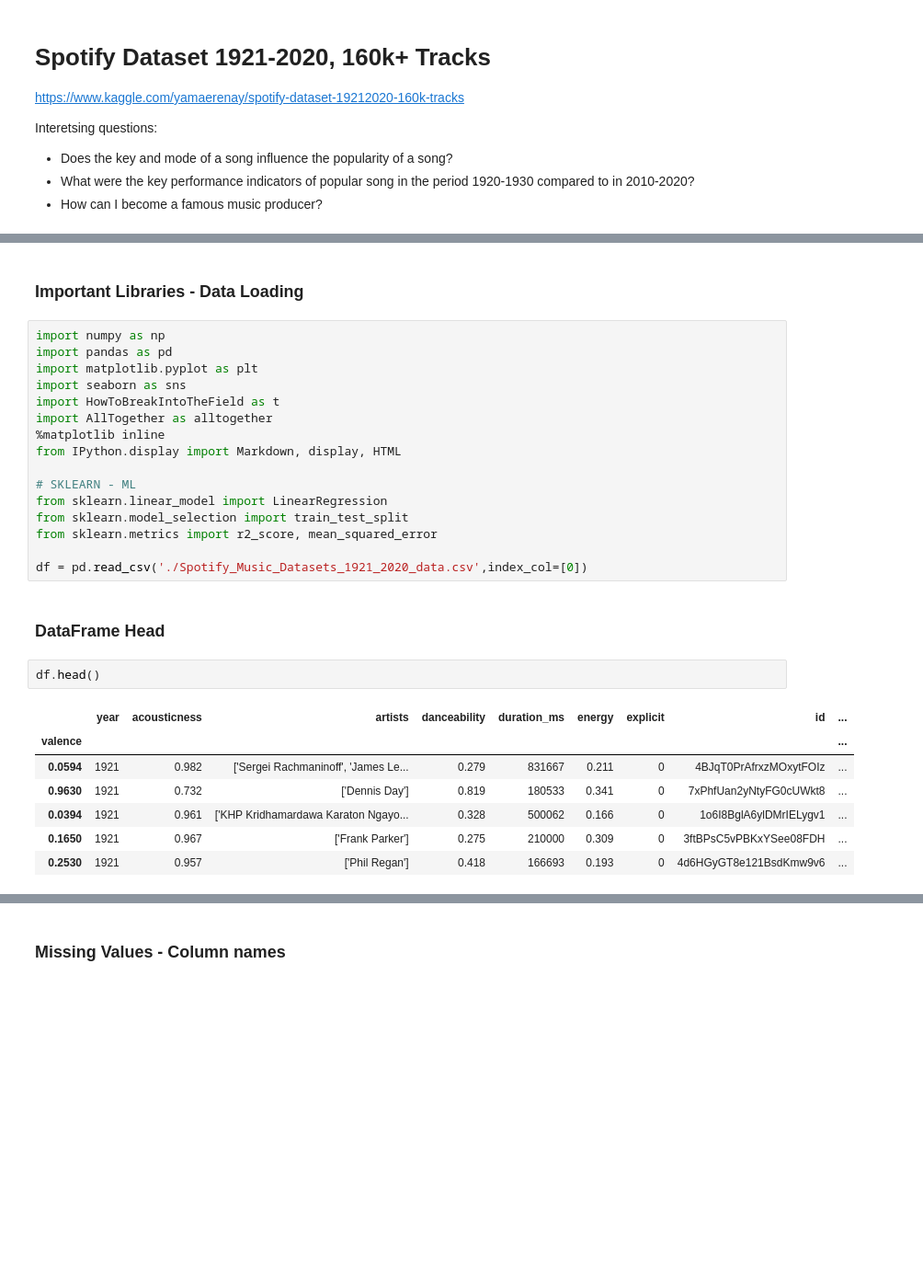
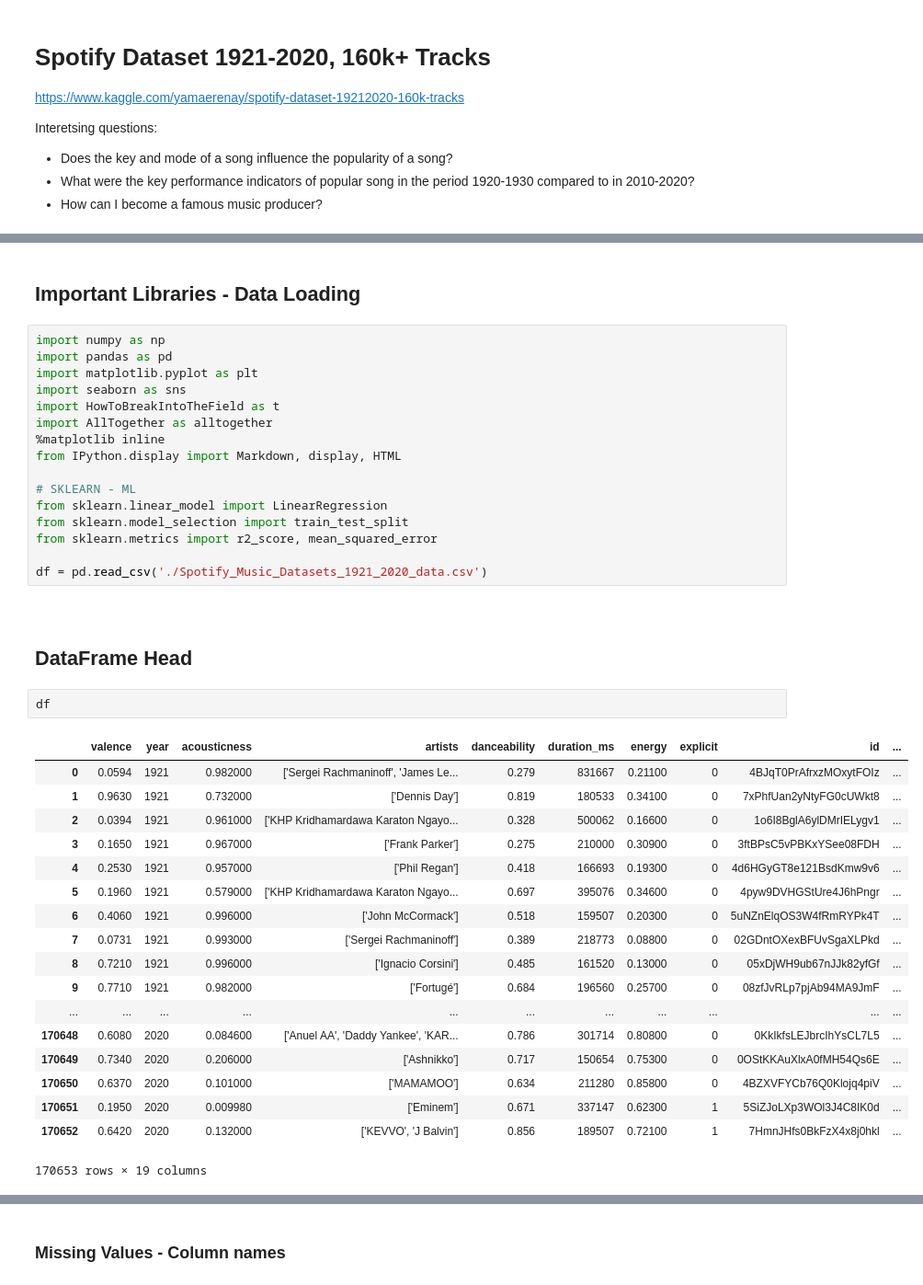
Before and after one commit to ddhartma/Spotify-dataset-analysis-160kTracks-1921-2020, a Jupyter notebook: 1_Spotify_Dataset_1921_2020.ipynb, the cells around one changed output, grey strips where cells are left out. Shown at 92% size. Saved outputs shown, nothing was run; the diff lists cells and outputs as text; blank space fills up the shorter version.

```diff
--- a/1_Spotify_Dataset_1921_2020.ipynb
+++ b/1_Spotify_Dataset_1921_2020.ipynb
@@ -14,7 +27,7 @@ Interetsing questions:
 #### <a href='#part_a_0'>Part A 1 - Part A 0 - Libraries</a>
 #### <a href='#part_a_1'>Part A 1 - Part A 1 - Functions</a>
 # %% [markdown]
-### Important Libraries - Data Loading
+## Important Libraries - Data Loading
 # %%
 import numpy as np
 import pandas as pd
@@ -30,16 +43,29 @@ from sklearn.linear_model import LinearRegression
 from sklearn.model_selection import train_test_split
 from sklearn.metrics import r2_score, mean_squared_error
 
-df = pd.read_csv('./Spotify_Music_Datasets_1921_2020_data.csv',index_col=[0])
+df = pd.read_csv('./Spotify_Music_Datasets_1921_2020_data.csv')
+# %% [markdown]
+<a id='df'></a>
 # %% [markdown]
-### DataFrame Head
+## DataFrame Head
 # %%
-df.head()
+df
 # %% [output]
-|  | year | acousticness | artists | danceability | duration_ms | energy | explicit | id | ... |
-| valence |  |  |  |  |  |  |  |  | ... |
-| 0.0594 | 1921 | 0.982 | ['Sergei Rachmaninoff', 'James Le... | 0.279 | 831667 | 0.211 | 0 | 4BJqT0PrAfrxzMOxytFOIz | ... |
-| 0.9630 | 1921 | 0.732 | ['Dennis Day'] | 0.819 | 180533 | 0.341 | 0 | 7xPhfUan2yNtyFG0cUWkt8 | ... |
-| 0.0394 | 1921 | 0.961 | ['KHP Kridhamardawa Karaton Ngayo... | 0.328 | 500062 | 0.166 | 0 | 1o6I8BglA6ylDMrIELygv1 | ... |
-| 0.1650 | 1921 | 0.967 | ['Frank Parker'] | 0.275 | 210000 | 0.309 | 0 | 3ftBPsC5vPBKxYSee08FDH | ... |
-| 0.2530 | 1921 | 0.957 | ['Phil Regan'] | 0.418 | 166693 | 0.193 | 0 | 4d6HGyGT8e121BsdKmw9v6 | ... |
+|  | valence | year | acousticness | artists | danceability | duration_ms | energy | explicit | id | ... |
+| 0 | 0.0594 | 1921 | 0.982000 | ['Sergei Rachmaninoff', 'James Le... | 0.279 | 831667 | 0.21100 | 0 | 4BJqT0PrAfrxzMOxytFOIz | ... |
+| 1 | 0.9630 | 1921 | 0.732000 | ['Dennis Day'] | 0.819 | 180533 | 0.34100 | 0 | 7xPhfUan2yNtyFG0cUWkt8 | ... |
+| 2 | 0.0394 | 1921 | 0.961000 | ['KHP Kridhamardawa Karaton Ngayo... | 0.328 | 500062 | 0.16600 | 0 | 1o6I8BglA6ylDMrIELygv1 | ... |
+| 3 | 0.1650 | 1921 | 0.967000 | ['Frank Parker'] | 0.275 | 210000 | 0.30900 | 0 | 3ftBPsC5vPBKxYSee08FDH | ... |
+| 4 | 0.2530 | 1921 | 0.957000 | ['Phil Regan'] | 0.418 | 166693 | 0.19300 | 0 | 4d6HGyGT8e121BsdKmw9v6 | ... |
+| 5 | 0.1960 | 1921 | 0.579000 | ['KHP Kridhamardawa Karaton Ngayo... | 0.697 | 395076 | 0.34600 | 0 | 4pyw9DVHGStUre4J6hPngr | ... |
+| 6 | 0.4060 | 1921 | 0.996000 | ['John McCormack'] | 0.518 | 159507 | 0.20300 | 0 | 5uNZnElqOS3W4fRmRYPk4T | ... |
+| 7 | 0.0731 | 1921 | 0.993000 | ['Sergei Rachmaninoff'] | 0.389 | 218773 | 0.08800 | 0 | 02GDntOXexBFUvSgaXLPkd | ... |
+| 8 | 0.7210 | 1921 | 0.996000 | ['Ignacio Corsini'] | 0.485 | 161520 | 0.13000 | 0 | 05xDjWH9ub67nJJk82yfGf | ... |
+| 9 | 0.7710 | 1921 | 0.982000 | ['Fortugé'] | 0.684 | 196560 | 0.25700 | 0 | 08zfJvRLp7pjAb94MA9JmF | ... |
+| ... | ... | ... | ... | ... | ... | ... | ... | ... | ... | ... |
+| 170648 | 0.6080 | 2020 | 0.084600 | ['Anuel AA', 'Daddy Yankee', 'KAR... | 0.786 | 301714 | 0.80800 | 0 | 0KkIkfsLEJbrcIhYsCL7L5 | ... |
+| 170649 | 0.7340 | 2020 | 0.206000 | ['Ashnikko'] | 0.717 | 150654 | 0.75300 | 0 | 0OStKKAuXlxA0fMH54Qs6E | ... |
+| 170650 | 0.6370 | 2020 | 0.101000 | ['MAMAMOO'] | 0.634 | 211280 | 0.85800 | 0 | 4BZXVFYCb76Q0Klojq4piV | ... |
+| 170651 | 0.1950 | 2020 | 0.009980 | ['Eminem'] | 0.671 | 337147 | 0.62300 | 1 | 5SiZJoLXp3WOl3J4C8IK0d | ... |
+| 170652 | 0.6420 | 2020 | 0.132000 | ['KEVVO', 'J Balvin'] | 0.856 | 189507 | 0.72100 | 1 | 7HmnJHfs0BkFzX4x8j0hkl | ... |
+170653 rows × 19 columns
```
Also changed, not shown: parts of 37 cells of this notebook.
